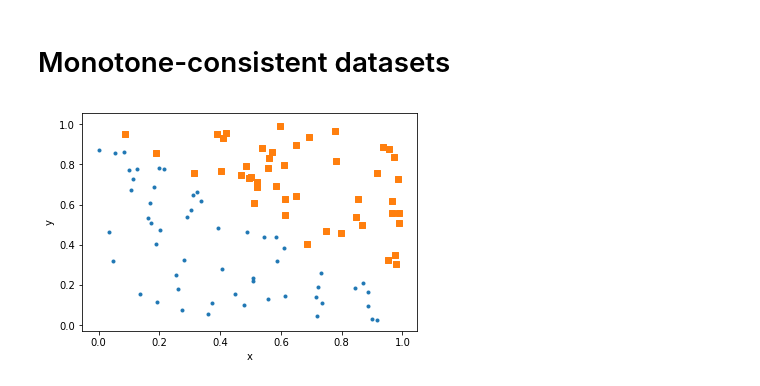
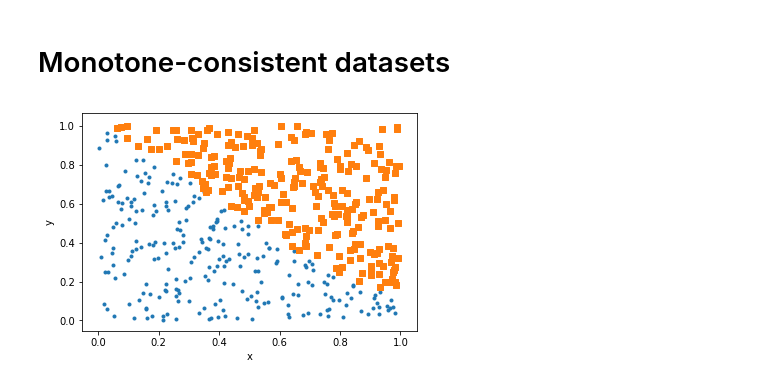
Before and after one commit to laudao/stage2018, a Jupyter notebook: code-experimentations/monotone_trees_partB.ipynb, the cells around one changed output. Saved outputs shown, nothing was run; the diff lists cells and outputs as text; code cells hidden in the pictures.

```diff
--- a/code-experimentations/monotone_trees_partB.ipynb
+++ b/code-experimentations/monotone_trees_partB.ipynb
@@ -651,7 +655,7 @@ tree.plot()
 # %% [markdown]
 # Monotone-consistent datasets
 # %%
-dataset = generate_monotone_consistent_dataset(100,2)
+dataset = generate_monotone_consistent_dataset(500,2)
 plot2DSet(dataset, "")
 # %% [output]
-[figure, old version]
+[figure, new version]
```
Also changed, not shown: parts of 16 cells of this notebook, 2 other files.
